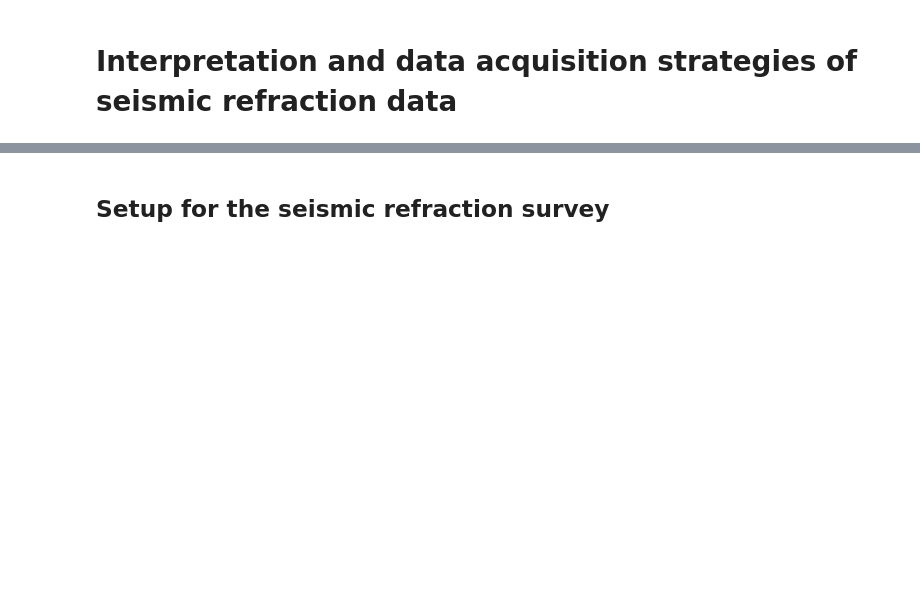
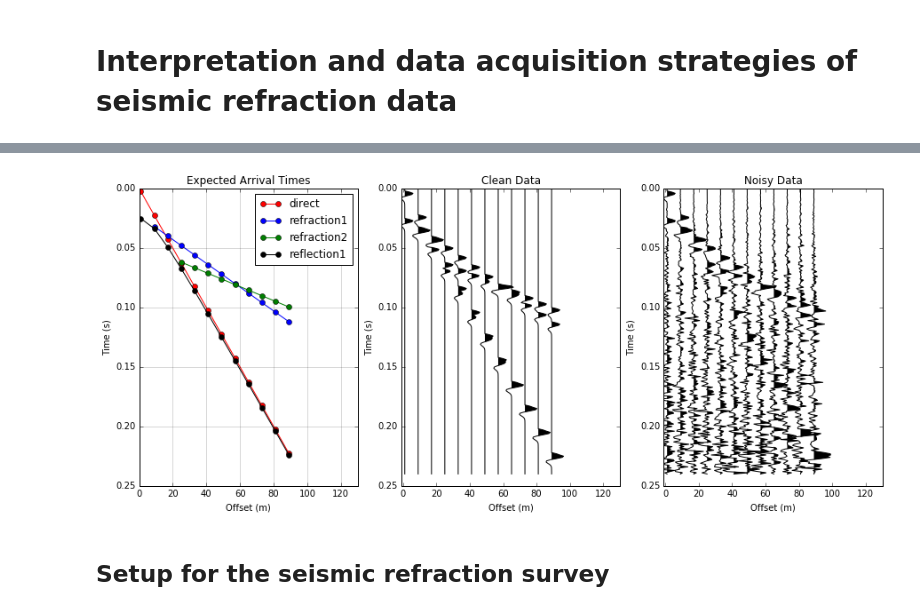
Before and after one commit to geoscixyz/geosci-labs, a Jupyter notebook: Seismic/RefractionSurvey/SeisRefracSurvey.ipynb, the cells around one changed output, grey strips where cells are left out. Drawn from its saved outputs; the diff is of its cells as text; code cells hidden in the pictures; blank space fills up the shorter version.

```diff
--- a/Seismic/RefractionSurvey/SeisRefracSurvey.ipynb
+++ b/Seismic/RefractionSurvey/SeisRefracSurvey.ipynb
@@ -6,3 +33,14 @@ from importSeisRefrac import *
+# %%
+fig, ax = plt.subplots(1, 3, figsize=(15,6))
+ax[0].set_title('Expected Arrival Times')
+ax[1].set_title('Clean Data')
+ax[2].set_title('Noisy Data')
+ax[0]=viewTXdiagram(x0=1., dx=8, v1=400., v2=1000., v3=1500., z1=5., z2=15., ax=ax[0])
+ax[1]=plotWiggleTX(x0=1., dx=8, v1=400., v2=1000., v3=1500., z1=5., z2=15., ax=ax[1])
+ax[2]=plotWiggleTX(x0=1., dx=8, v1=400., v2=1000., v3=1500., z1=5., z2=15., ax=ax[2], noise=True)
+plt.show()
+# %% [output]
+[figure, added]
 # %% [markdown]
 ## Setup for the seismic refraction survey
 # %% [markdown]
```
Also changed, not shown: parts of 8 cells of this notebook, 1 other file.
